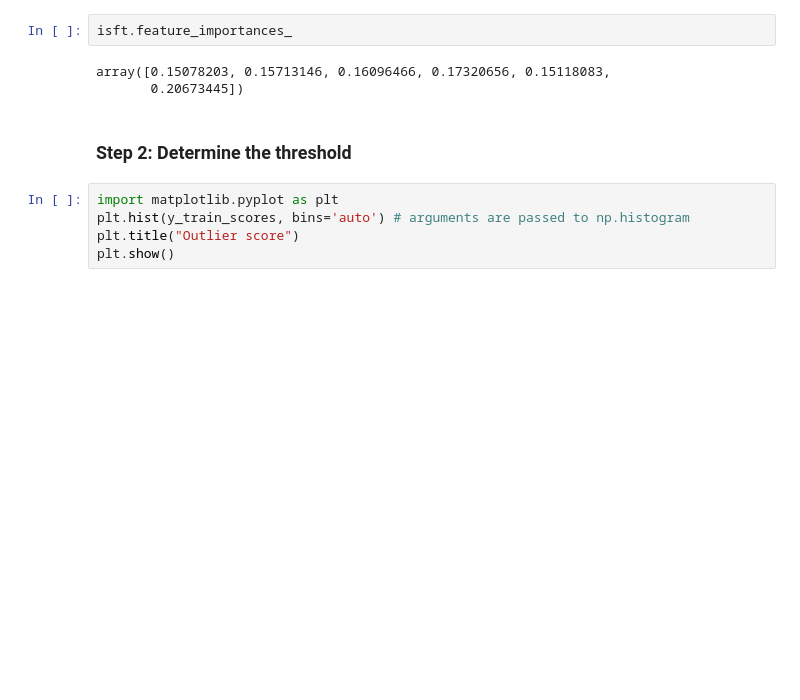
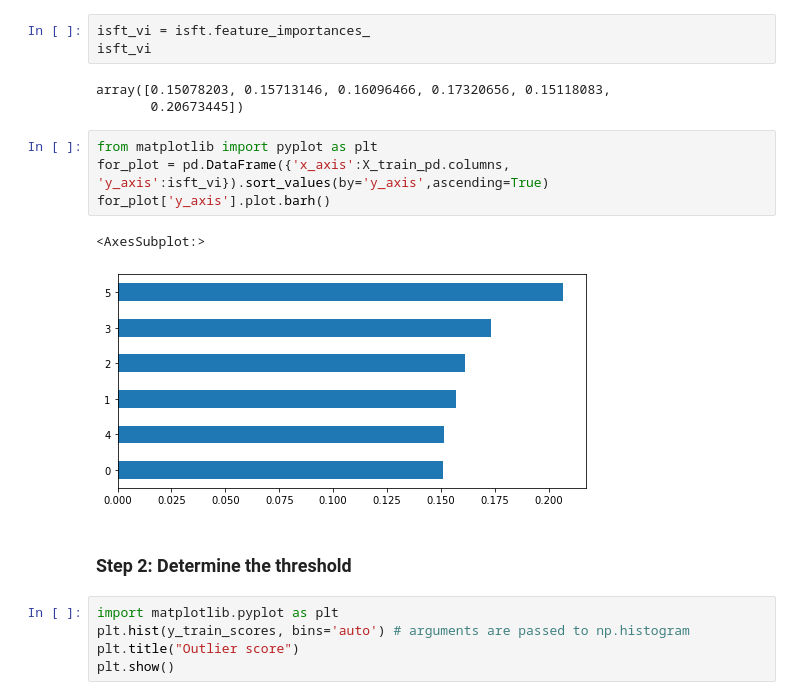
Before and after one commit to dataman-git/codes_for_articles, a Jupyter notebook: 04.iForest.ipynb, the cells around one changed output. Cells and saved outputs as stored; diff of their text form; blank space fills up the shorter version.

Commit message:
add the variable importance

```diff
--- a/04.iForest.ipynb
+++ b/04.iForest.ipynb
@@ -76,10 +76,18 @@ isft.get_params()
  'random_state': None,
  'verbose': 0}
 # %%
-isft.feature_importances_
+isft_vi = isft.feature_importances_
+isft_vi
 # %% [output]
 array([0.15078203, 0.15713146, 0.16096466, 0.17320656, 0.15118083,
        0.20673445])
+# %%
+from matplotlib import pyplot as plt
+for_plot = pd.DataFrame({'x_axis':X_train_pd.columns, 'y_axis':isft_vi}).sort_values(by='y_axis',ascending=True)
+for_plot['y_axis'].plot.barh()
+# %% [output]
+<AxesSubplot:>
+[figure, added]
 # %% [markdown]
 ### Step 2: Determine the threshold
 # %%
```
